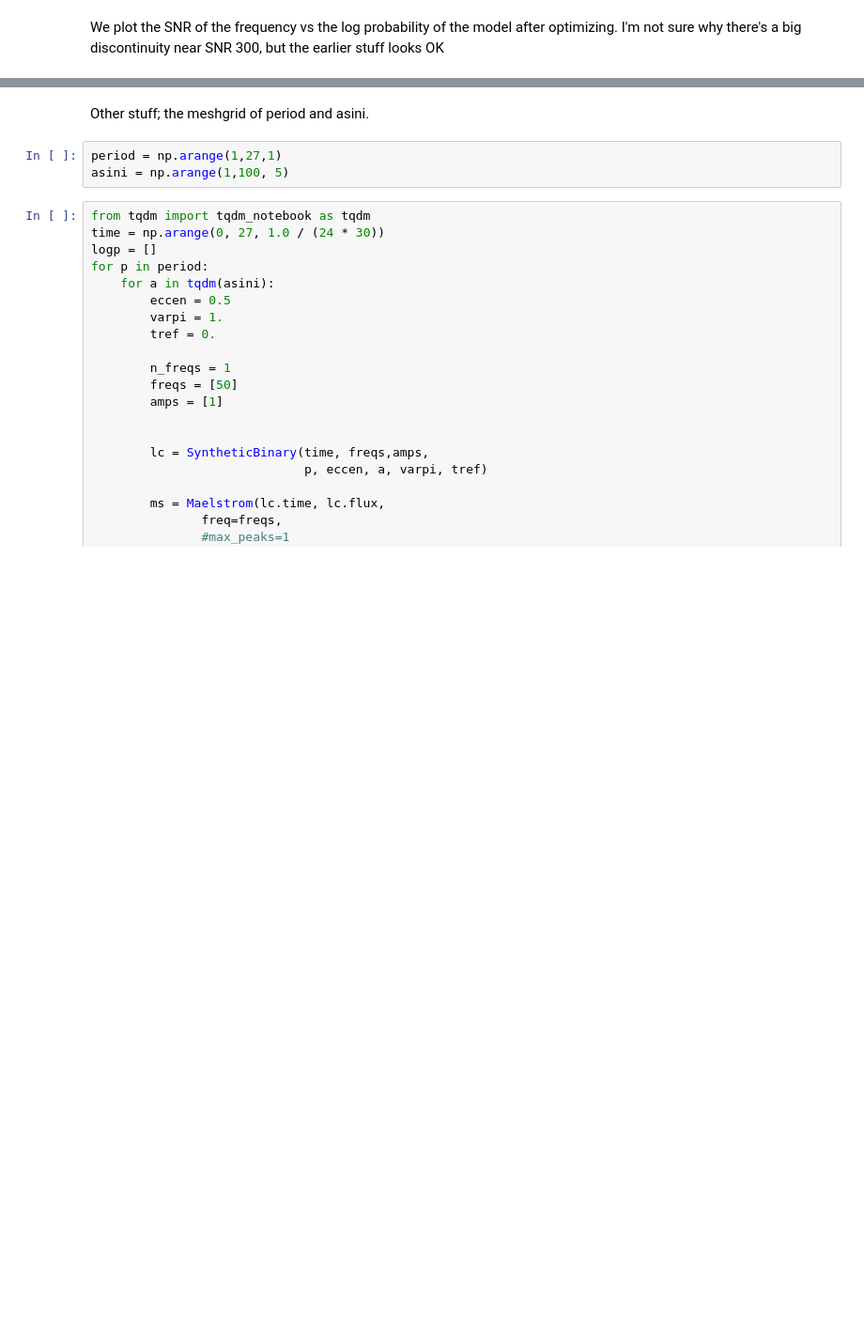
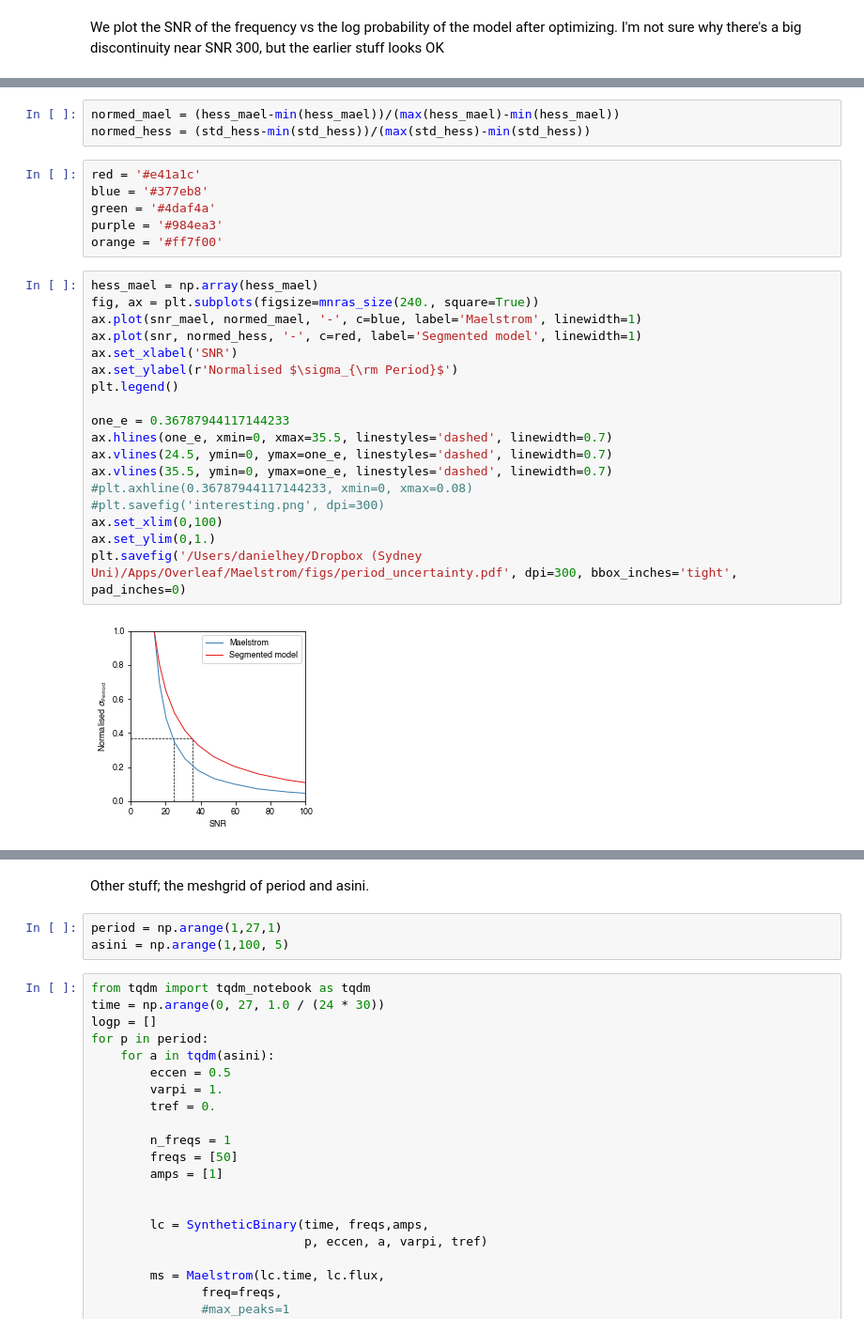
Before and after one commit to danhey/maelstrom, a Jupyter notebook: docs/notebooks/synthetictd.ipynb, the cells around one changed output, grey strips where cells are left out. Shown at 94% size. Drawn from its saved outputs; the diff is of its cells as text; blank space fills up the shorter version.

```diff
--- a/docs/notebooks/synthetictd.ipynb
+++ b/docs/notebooks/synthetictd.ipynb
@@ -182,0 +416,29 @@ Text(0, 0.5, 'Log probability')
+# %%
+normed_mael = (hess_mael-min(hess_mael))/(max(hess_mael)-min(hess_mael))
+normed_hess = (std_hess-min(std_hess))/(max(std_hess)-min(std_hess))
+# %%
+red = '#e41a1c'
+blue = '#377eb8'
+green = '#4daf4a'
+purple = '#984ea3'
+orange = '#ff7f00'
+# %%
+hess_mael = np.array(hess_mael)
+fig, ax = plt.subplots(figsize=mnras_size(240., square=True))
+ax.plot(snr_mael, normed_mael, '-', c=blue, label='Maelstrom', linewidth=1)
+ax.plot(snr, normed_hess, '-', c=red, label='Segmented model', linewidth=1)
+ax.set_xlabel('SNR')
+ax.set_ylabel(r'Normalised $\sigma_{\rm Period}$')
+plt.legend()
+
+one_e = 0.36787944117144233
+ax.hlines(one_e, xmin=0, xmax=35.5, linestyles='dashed', linewidth=0.7)
+ax.vlines(24.5, ymin=0, ymax=one_e, linestyles='dashed', linewidth=0.7)
+ax.vlines(35.5, ymin=0, ymax=one_e, linestyles='dashed', linewidth=0.7)
+#plt.axhline(0.36787944117144233, xmin=0, xmax=0.08)
+#plt.savefig('interesting.png', dpi=300)
+ax.set_xlim(0,100)
+ax.set_ylim(0,1.)
+plt.savefig('/Users/danielhey/Dropbox (Sydney Uni)/Apps/Overleaf/Maelstrom/figs/period_uncertainty.pdf', dpi=300, bbox_inches='tight', pad_inches=0)
+# %% [output]
+[figure, added]
```
Also changed, not shown: parts of 67 cells of this notebook, 57 other files.
